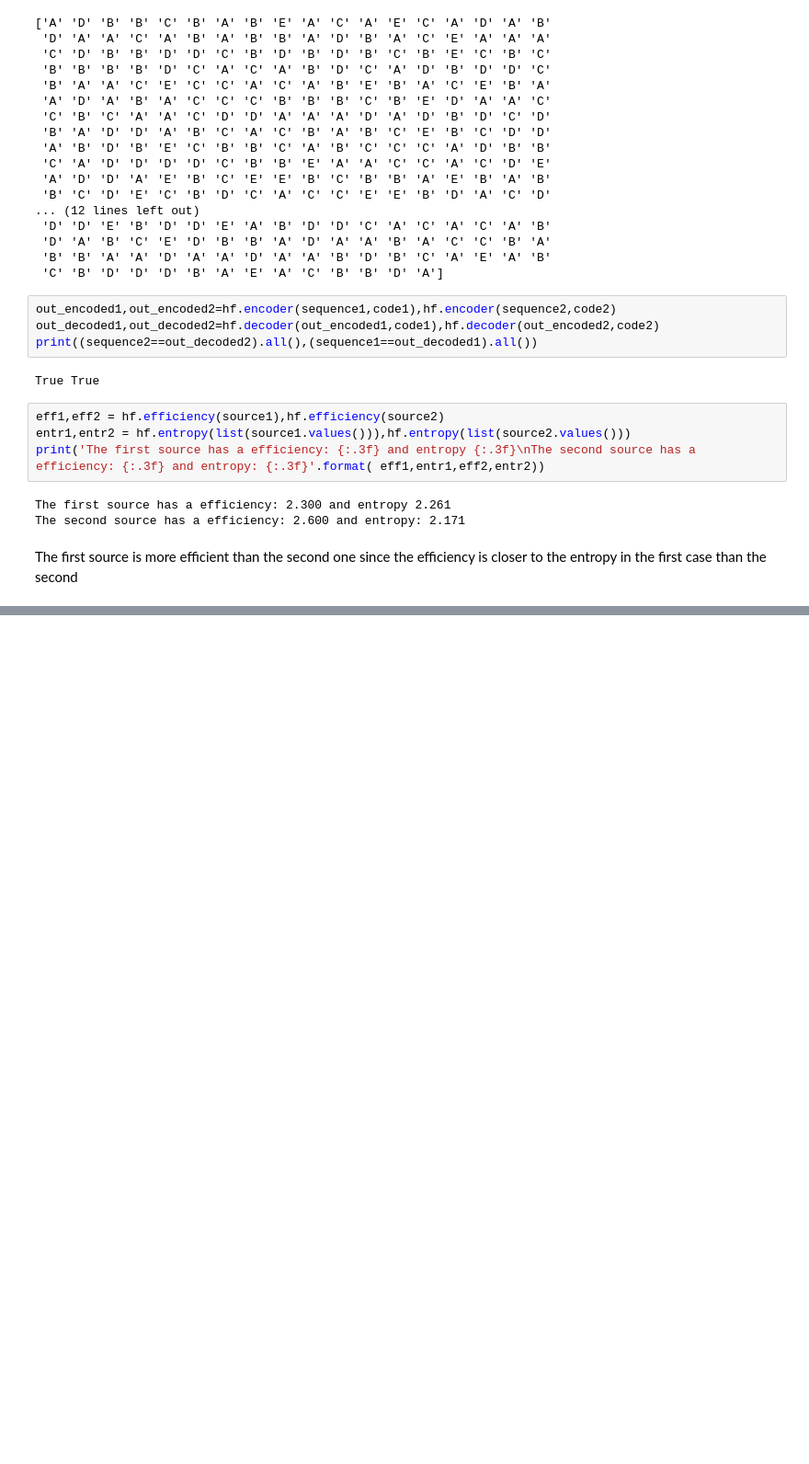
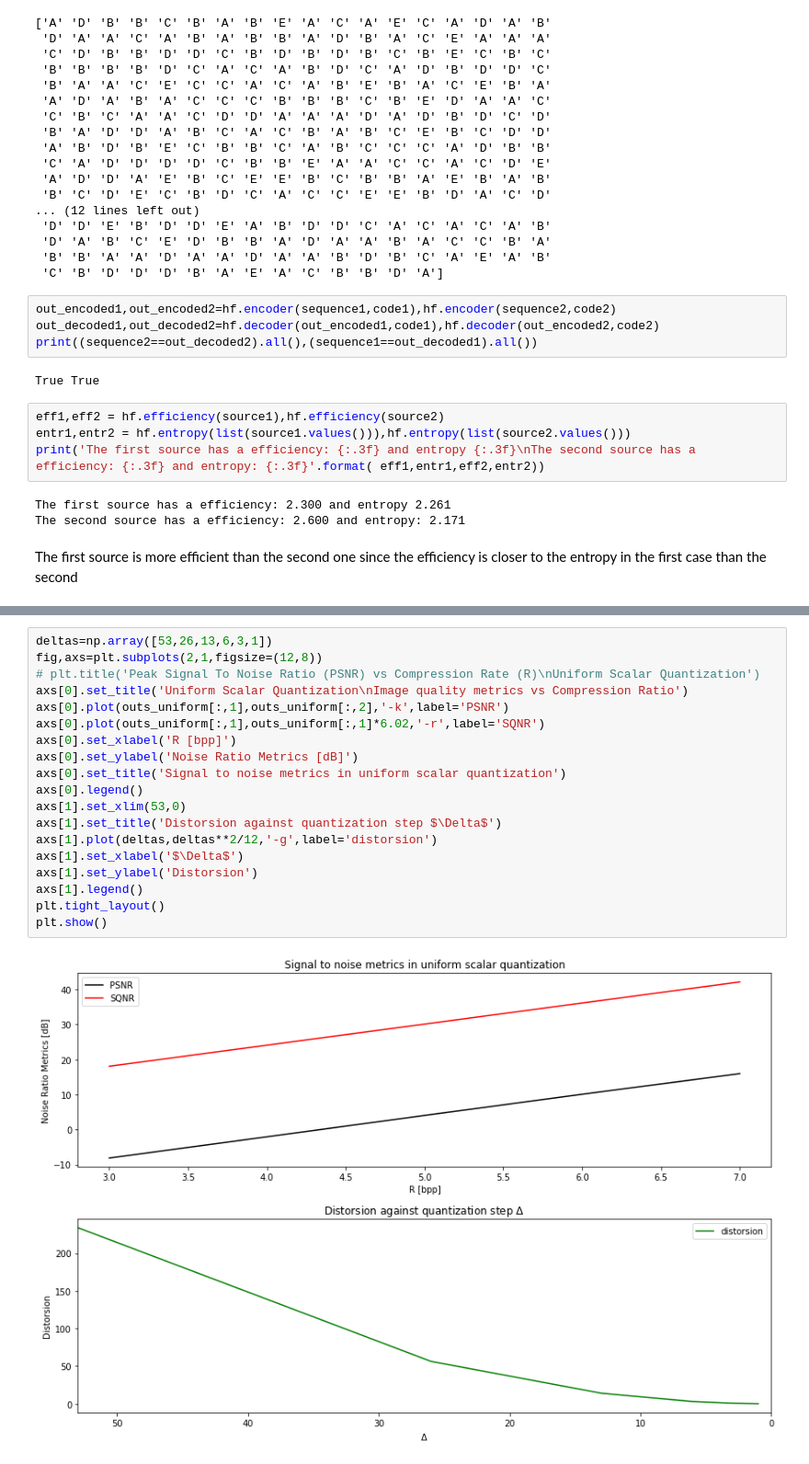
Before and after one commit to VokCow/CISP_Tutorials_Code, a Jupyter notebook: Main.ipynb, the cells around one changed output, grey strips where cells are left out. Shown at 92% size. Drawn from its saved outputs; the diff is of its cells as text; blank space fills up the shorter version.

```diff
--- a/Main.ipynb
+++ b/Main.ipynb
@@ -295,0 +324,21 @@ The first source is more efficient than the second one since the efficiency is c
+# %%
+deltas=np.array([53,26,13,6,3,1])
+fig,axs=plt.subplots(2,1,figsize=(12,8))
+# plt.title('Peak Signal To Noise Ratio (PSNR) vs Compression Rate (R)\nUniform Scalar Quantization')
+axs[0].set_title('Uniform Scalar Quantization\nImage quality metrics vs Compression Ratio')
+axs[0].plot(outs_uniform[:,1],outs_uniform[:,2],'-k',label='PSNR')
+axs[0].plot(outs_uniform[:,1],outs_uniform[:,1]*6.02,'-r',label='SQNR')
+axs[0].set_xlabel('R [bpp]')
+axs[0].set_ylabel('Noise Ratio Metrics [dB]')
+axs[0].set_title('Signal to noise metrics in uniform scalar quantization')
+axs[0].legend()
+axs[1].set_xlim(53,0)
+axs[1].set_title('Distorsion against quantization step $\Delta$')
+axs[1].plot(deltas,deltas**2/12,'-g',label='distorsion')
+axs[1].set_xlabel('$\Delta$')
+axs[1].set_ylabel('Distorsion')
+axs[1].legend()
+plt.tight_layout()
+plt.show()
+# %% [output]
+[figure, added]
```
Also changed, not shown: parts of 5 cells of this notebook, 1 other file.
